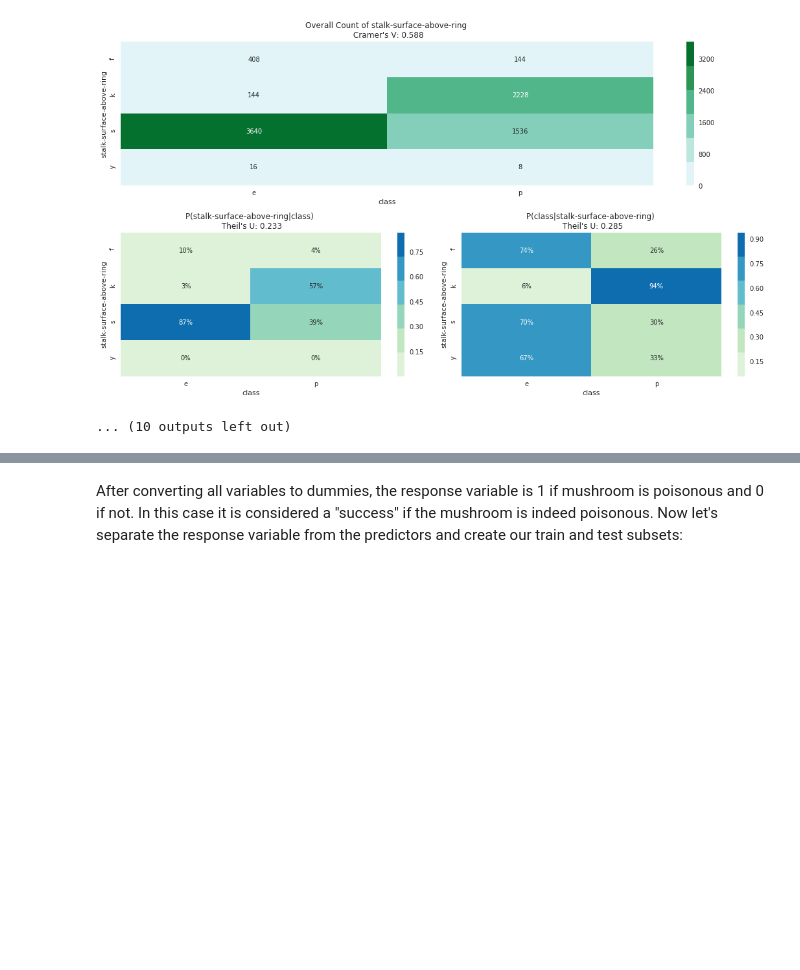
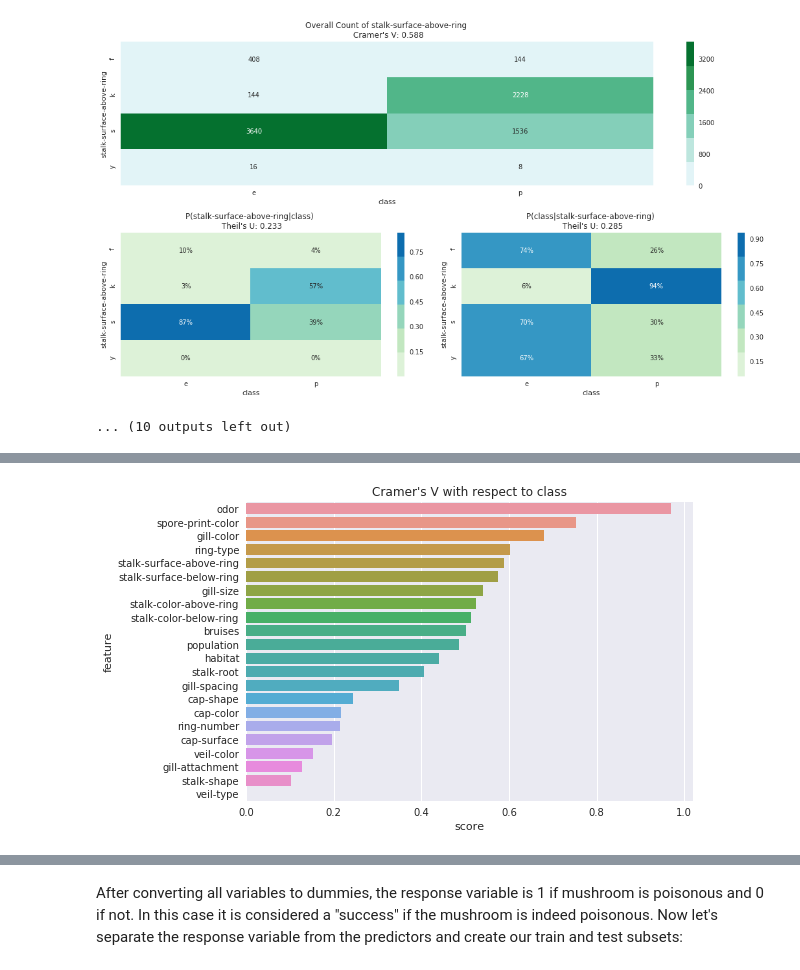
Before and after one commit to andres-zartab/mushroom_classification, a Jupyter notebook: src/mushroom_classification.ipynb, the cells around one changed output, grey strips where cells are left out. Saved outputs shown, nothing was run; the diff lists cells and outputs as text; code cells hidden in the pictures; blank space fills up the shorter version.

```diff
--- a/src/mushroom_classification.ipynb
+++ b/src/mushroom_classification.ipynb
@@ -13,8 +15,6 @@ from matplotlib import pyplot as plt
 
 plt.style.use('seaborn')
 pd.set_option("display.max_rows", 100)
-# %%
-plt.style.use('seaborn')
 # %%
 data = pd.read_csv("../input/mushrooms.csv")
 # %% [markdown]
@@ -161,0 +192,15 @@ The data contains 8124 observations evenly distributed across the two classes of
+# %%
+def get_nominal_scores(func):
+    scores = pd.DataFrame(features, columns=['feature'])
+    scores['score'] = scores['feature'].apply(lambda x: func(data['class'], data[x]))
+    scores = scores.sort_values(by='score', ascending=False)
+    return scores
+# %%
+cramers_vs = get_nominal_scores(dm.cramers_v)
+theils_us = get_nominal_scores(dm.theils_u)
+# %%
+ax = sns.barplot(x="score", y="feature", data=cramers_vs)
+ax.set_title("Cramer's V with respect to class")
+plt.show()
+# %% [output]
+[figure, added]
```
Also changed, not shown: parts of 17 cells of this notebook.
